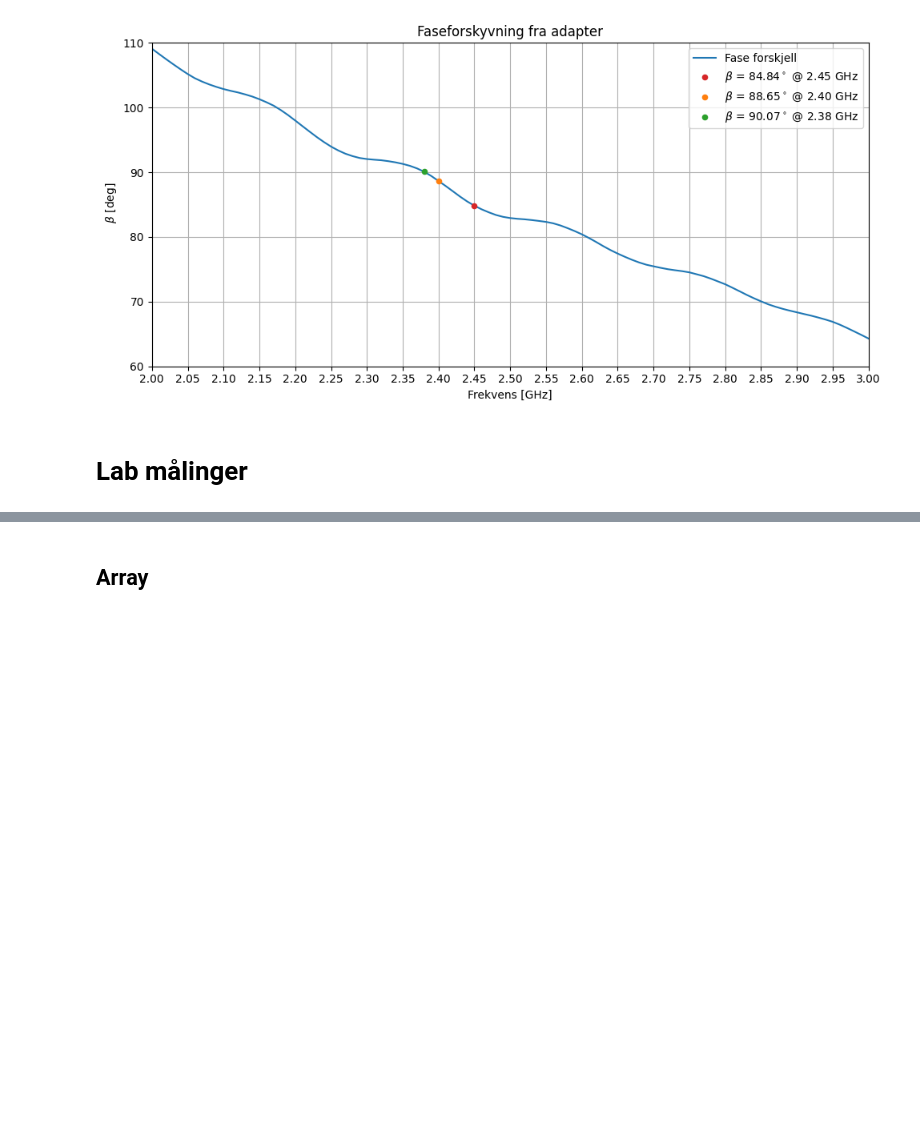
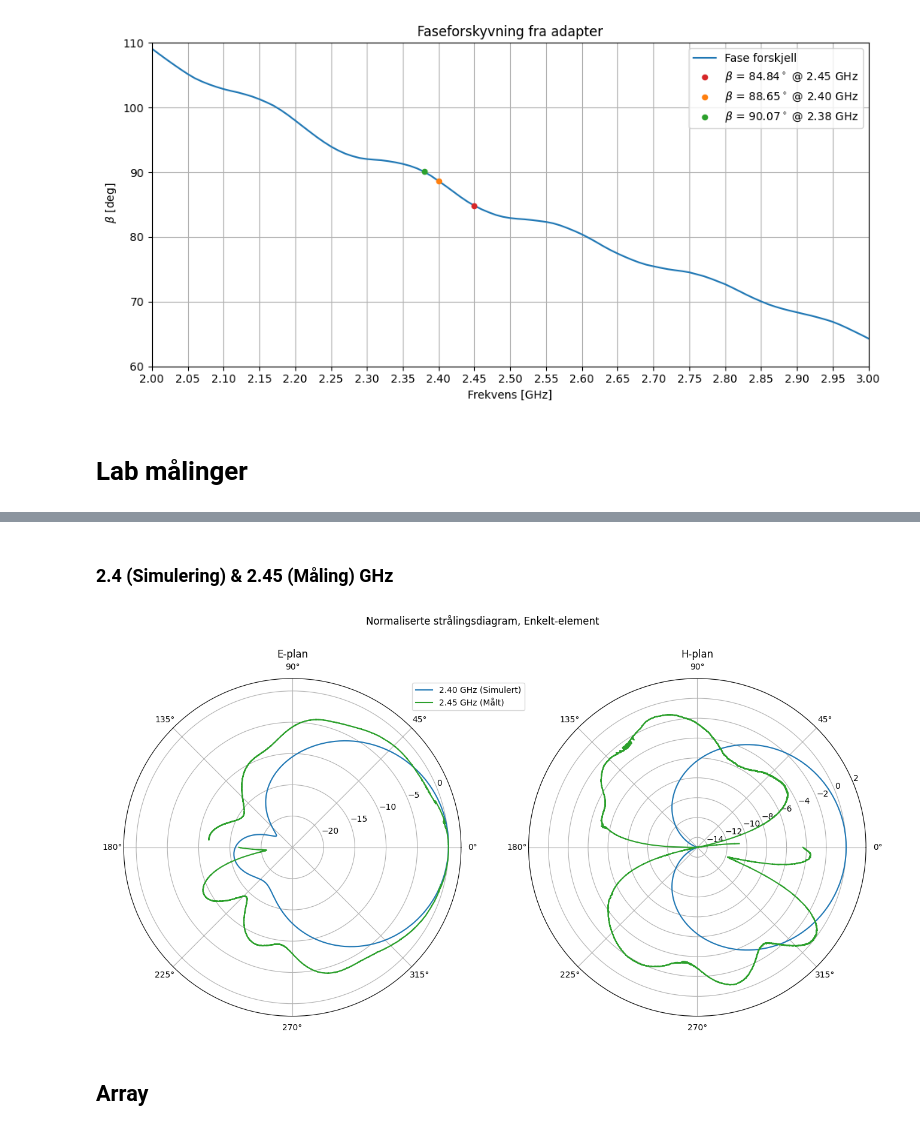
Before and after one commit to SkaugJr/TTT4215-Antenneteknikk, a Jupyter notebook: CST.ipynb, the cells around one changed output, grey strips where cells are left out. Cells and saved outputs as stored; diff of their text form; code cells hidden in the pictures; blank space fills up the shorter version.

```diff
--- a/CST.ipynb
+++ b/CST.ipynb
@@ -509,3 +493,59 @@ plt.show()
+# %% [markdown]
+### 2.4 (Simulering) & 2.45 (Måling) GHz
+# %%
+import scipy.interpolate as spi
+# Create DataFrames for each plane
+df_eplan = pd.DataFrame(powers_eplan[:, np.where(frequencies_eplan == 2.45)[0][0]], index=angles_eplan, columns=['Power'])
+df_hplan = pd.DataFrame(powers_hplan[:, np.where(frequencies_hplan == 2.45)[0][0]], index=angles_hplan, columns=['Power'])
+
+# Normalize the power
+df_eplan['Power'] = df_eplan['Power'] - df_eplan['Power'].max()
+df_hplan['Power'] = df_hplan['Power'] - df_hplan['Power'].max()
+
+
+sim_path = 'CST_Data/2_4GHz3D.txt'
+columns = ["Theta [deg.]", "Phi [deg.]", "Abs(Dir.)[dBi]", "Abs(Cross)[dBi]", "Phase(Cross)[deg.]",
+           "Abs(Copol)[dBi]", "Phase(Copol)[deg.]", "Ax.Ratio[dB]"]
+
+sim_data = pd.read_csv(sim_path, skiprows=2, names=columns, sep=r"\s+")
+
+h_plane1 = sim_data[sim_data["Phi [deg.]"].isin([0])]
+h_plane2 = sim_data[sim_data["Phi [deg.]"].isin([180])].copy()
+h_plane2["Theta [deg.]"] = 360 - h_plane2["Theta [deg.]"]
+sim_h_plane = pd.concat([h_plane1, h_plane2])
+
+e_plane1 = sim_data[sim_data["Phi [deg.]"].isin([90])]
+e_plane2 = sim_data[sim_data["Phi [deg.]"].isin([270])].copy()
+e_plane2["Theta [deg.]"] = 360 - e_plane2["Theta [deg.]"]
+sim_e_plane = pd.concat([e_plane1, e_plane2])
+
+sim_e_plane = sim_e_plane.sort_values(by="Theta [deg.]")
+sim_h_plane = sim_h_plane.sort_values(by="Theta [deg.]")
+
+# normalize the power
+sim_e_plane["Abs(Dir.)[dBi]"] = sim_e_plane["Abs(Dir.)[dBi]"] - sim_e_plane["Abs(Dir.)[dBi]"].max()
+sim_h_plane["Abs(Dir.)[dBi]"] = sim_h_plane["Abs(Dir.)[dBi]"] - sim_h_plane["Abs(Dir.)[dBi]"].max()
+
+fig, axs = plt.subplots(1, 2, subplot_kw={'projection': 'polar'}, figsize=(16, 8))
+
+# Plot for E-plan
+axs[0].plot(np.radians(sim_e_plane["Theta [deg.]"].values), sim_e_plane["Abs(Dir.)[dBi]"].values, label='2.40 GHz (Simulert)')
+axs[0].plot(np.deg2rad(360 - df_eplan.index), df_eplan['Power'], label='2.45 GHz (Målt)', color='tab:green')
+axs[0].legend(loc='upper right', bbox_to_anchor=(1.2, 1))
+axs[0].set_title('E-plan')
+axs[0].set_ylim(-25, 2)
+
+# Plot for H-plan
+axs[1].plot(np.radians(sim_h_plane["Theta [deg.]"].values), sim_h_plane["Abs(Dir.)[dBi]"].values, label='2.40 GHz (Simulert)')
+axs[1].plot(np.deg2rad(df_hplan.index+ 180), df_hplan['Power'], label='2.45 GHz (Målt)', color='tab:green')
+#axs[1].legend(loc='upper right', bbox_to_anchor=(1.3, 1))
+axs[1].set_title('H-plan')
+axs[1].set_ylim(-15, 2)
+
+plt.suptitle('Normaliserte strålingsdiagram, Enkelt-element')
+plt.show()
+# %% [output]
+[figure, added]
 # %% [markdown]
 ## Array
 # %% [markdown]
```
Also changed, not shown: parts of 6 cells of this notebook.
